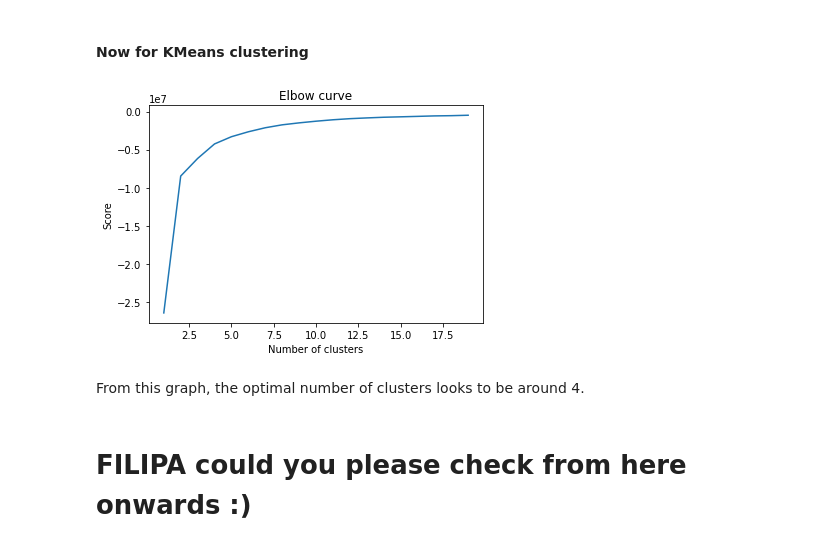
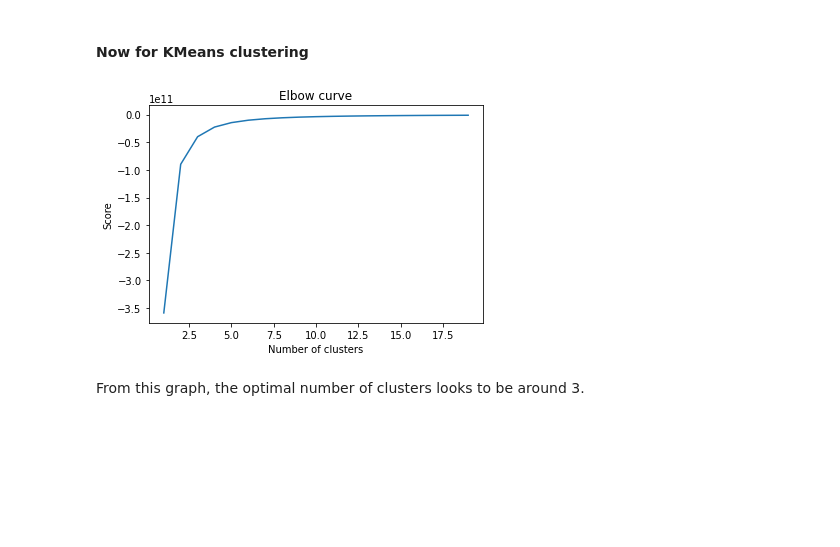
Before and after one commit to loustephjones/Solo-dino-project-DSPT7, a Jupyter notebook: new_start.ipynb, the cells around one changed output. Cells and saved outputs as stored; diff of their text form; code cells hidden in the pictures; blank space fills up the shorter version.

Commit message:
kmeans and scatter finished

```diff
--- a/new_start.ipynb
+++ b/new_start.ipynb
@@ -328,20 +286,16 @@ From this, we can see that there is a positive correlation between the width and
 # %% [markdown]
 #### Now for KMeans clustering
 # %%
-
-df3 = df2[['length', 'width']]
 Nc = range(1,20)
 kmeans = [KMeans(n_clusters = i) for i in Nc]
-score = [kmeans[i].fit(df3).score(df3) for i in range(len(kmeans))]
+score = [kmeans[i].fit(pivot).score(pivot) for i in range(len(kmeans))]
 plt.plot(Nc,score)
 plt.xlabel('Number of clusters')
 plt.ylabel('Score')
 plt.title('Elbow curve')
 plt.show()
 # %% [output]
-[figure, old version]
+[figure, new version]
 # %% [markdown]
-From this graph, the optimal number of clusters looks to be around 4.
+From this graph, the optimal number of clusters looks to be around 3.
-# %% [markdown]
-# FILIPA could you please check from here onwards :)
 # %%
```
Also changed, not shown: parts of 13 cells of this notebook.
